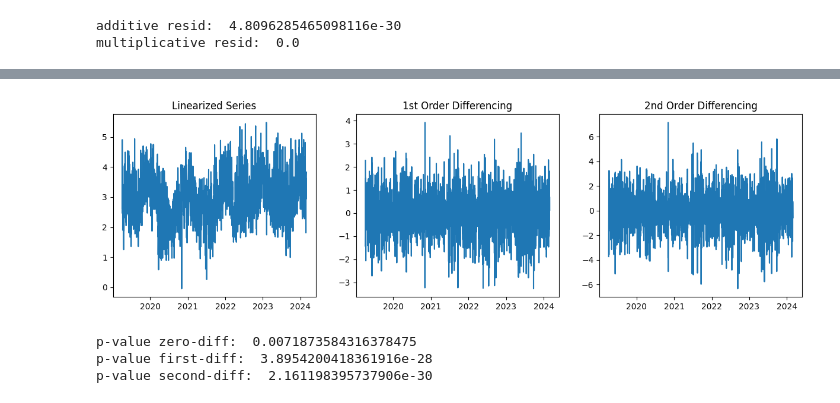
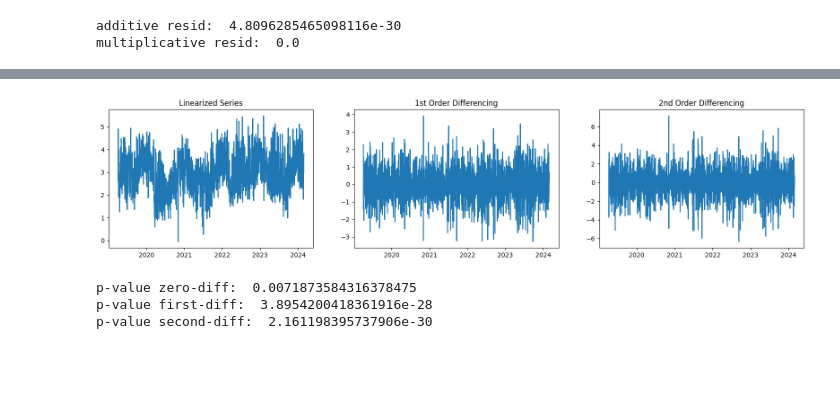
Before and after one commit to Zeegeuze/revive-it, a Jupyter notebook: notebooks/test_wouter.ipynb, the cells around one changed output, grey strips where cells are left out. Saved outputs shown, nothing was run; the diff lists cells and outputs as text; code cells hidden in the pictures; blank space fills up the shorter version.

```diff
--- a/notebooks/test_wouter.ipynb
+++ b/notebooks/test_wouter.ipynb
@@ -445,6 +462,6 @@ full_df["NoX"].plot();
 # %%
 # Use rolling mean to smooth our data (decompose uses a filter for trend)
-full_df["trend"] = full_df["NoX"].rolling(12).mean()
+full_df["trend"] = full_df["NoX"].rolling(365).mean()
 full_df["trend"].fillna(method='bfill', inplace=True)
 
 # Divide our original 'value' by the monthly mean
@@ -552,15 +588,18 @@ plt.title('NoX Linearized', fontsize=16);
 # %%
+# We can still kind of see the trend (even clearer then before)
+# Let's re-run our differencing analysis on this new linearized Time Series and see if we can delete this trend:
+
 # Let's difference this and look at the ACFs
-fig, axes = plt.subplots(1, 3,figsize=(15,4))
+fig, axes = plt.subplots(1, 3,figsize=(20,4))
 
 axes[0].plot(full_df['linearized']); axes[0].set_title('Linearized Series')
 # 1st Differencing
 y_diff = full_df['linearized'].diff().dropna()
 axes[1].plot(y_diff); axes[1].set_title('1st Order Differencing')
 
 # 2nd Differencing
 y_diff_diff = full_df['linearized'].diff().diff().dropna()
 axes[2].plot(y_diff_diff); axes[2].set_title('2nd Order Differencing');
 # %% [output]
-[figure, old version]
+[figure, new version]
 # %%
```
Also changed, not shown: parts of 49 cells of this notebook.
